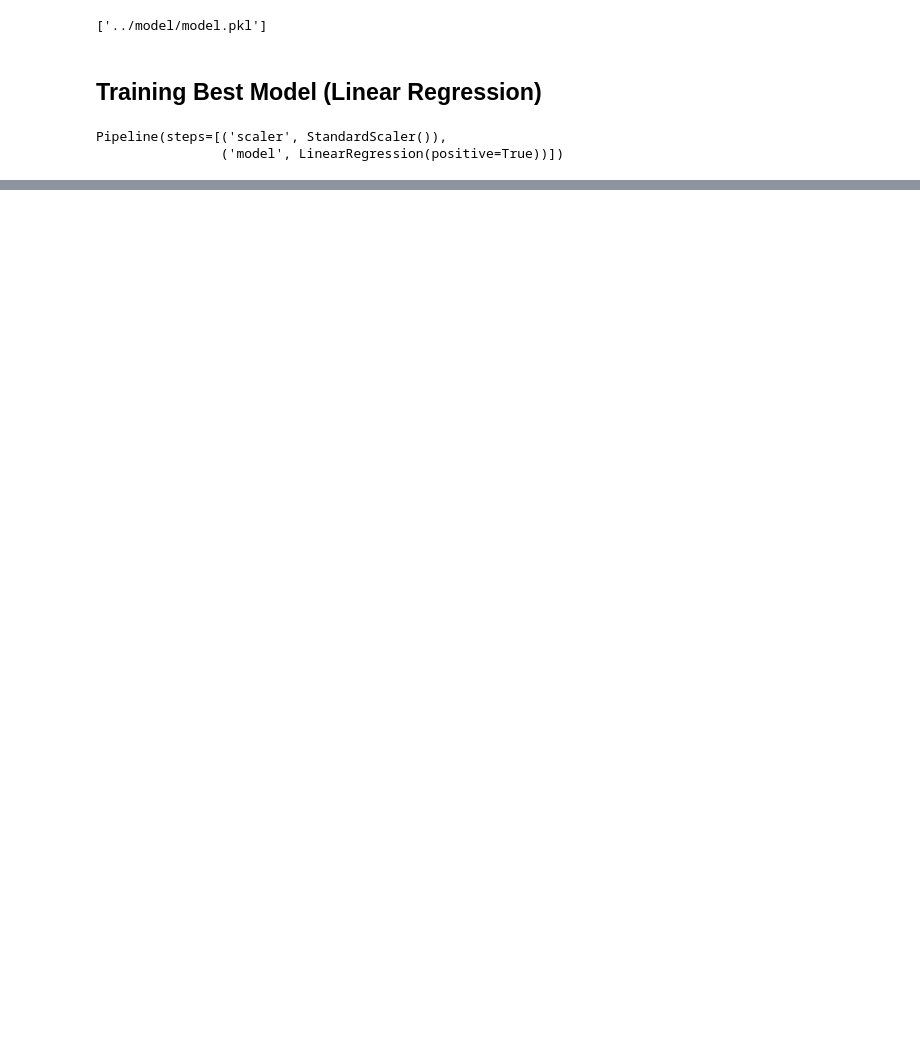
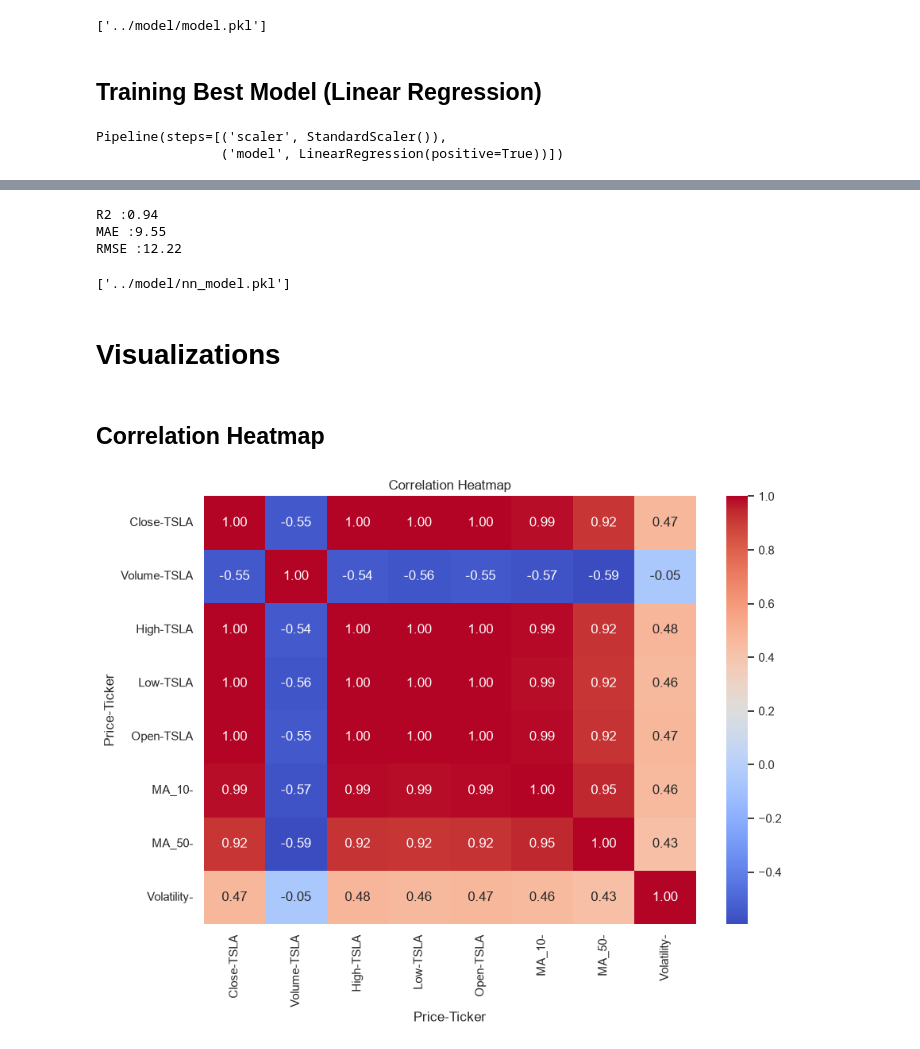
Before and after one commit to Pranav-1719/Data-Science-Machine-Learning, a Jupyter notebook: Stock-Price-Prediction/notebook/Stock_Price_Prediction.ipynb, the cells around one changed output, grey strips where cells are left out. Drawn from its saved outputs; the diff is of its cells as text; code cells hidden in the pictures; blank space fills up the shorter version.

Commit message:
Feat: Built a neural network model for prediction

```diff
--- a/Stock-Price-Prediction/notebook/Stock_Price_Prediction.ipynb
+++ b/Stock-Price-Prediction/notebook/Stock_Price_Prediction.ipynb
@@ -273,0 +356,37 @@ Naive RMSE : 8.11
+# %%
+nn_r2 = r2_score(y_test,y_pred_nn)
+nn_mae = mean_absolute_error(y_test,y_pred_nn)
+nn_mse = mean_squared_error(y_test,y_pred_nn)
+nn_rmse = np.sqrt(nn_mse)
+
+print(f"R2 :{nn_r2:.2f}")
+print(f"MAE :{nn_mae:.2f}")
+print(f"RMSE :{nn_rmse:.2f}")
+# %% [output]
+R2 :0.94
+MAE :9.55
+RMSE :12.22
+# %%
+## Save Model
+joblib.dump(model,"../model/nn_model.pkl")
+# %% [output]
+['../model/nn_model.pkl']
+# %% [markdown]
+# Visualizations
+# %% [markdown]
+## Correlation Heatmap
+# %%
+
+plt.figure(figsize=(10,7))
+
+sns.heatmap(features.corr(),
+    annot=True,
+    cmap='coolwarm',
+    fmt='.2f'
+)
+
+plt.title("Correlation Heatmap")
+plt.savefig("../images/correlation_heatmap.png",dpi=300,bbox_inches='tight')
+plt.show()
+# %% [output]
+[figure, added]
```
Also changed, not shown: parts of 27 cells of this notebook, 1 other file.
